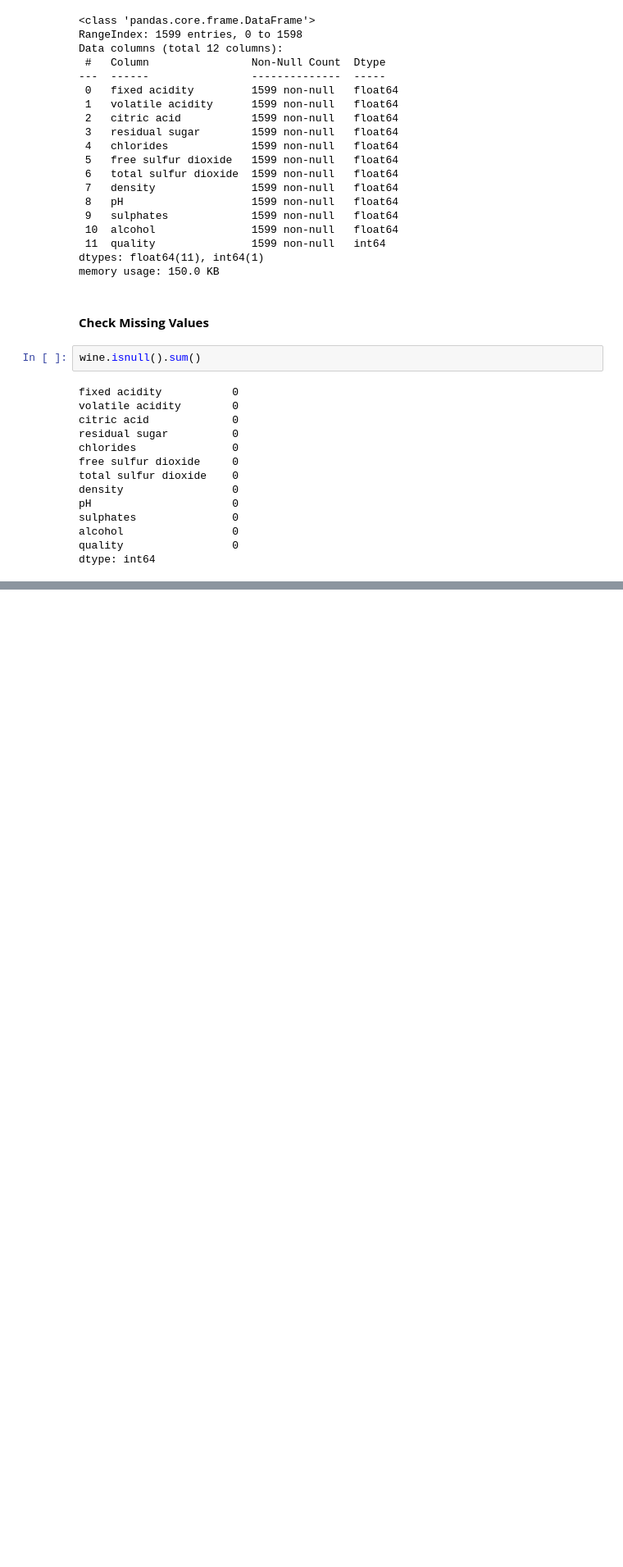
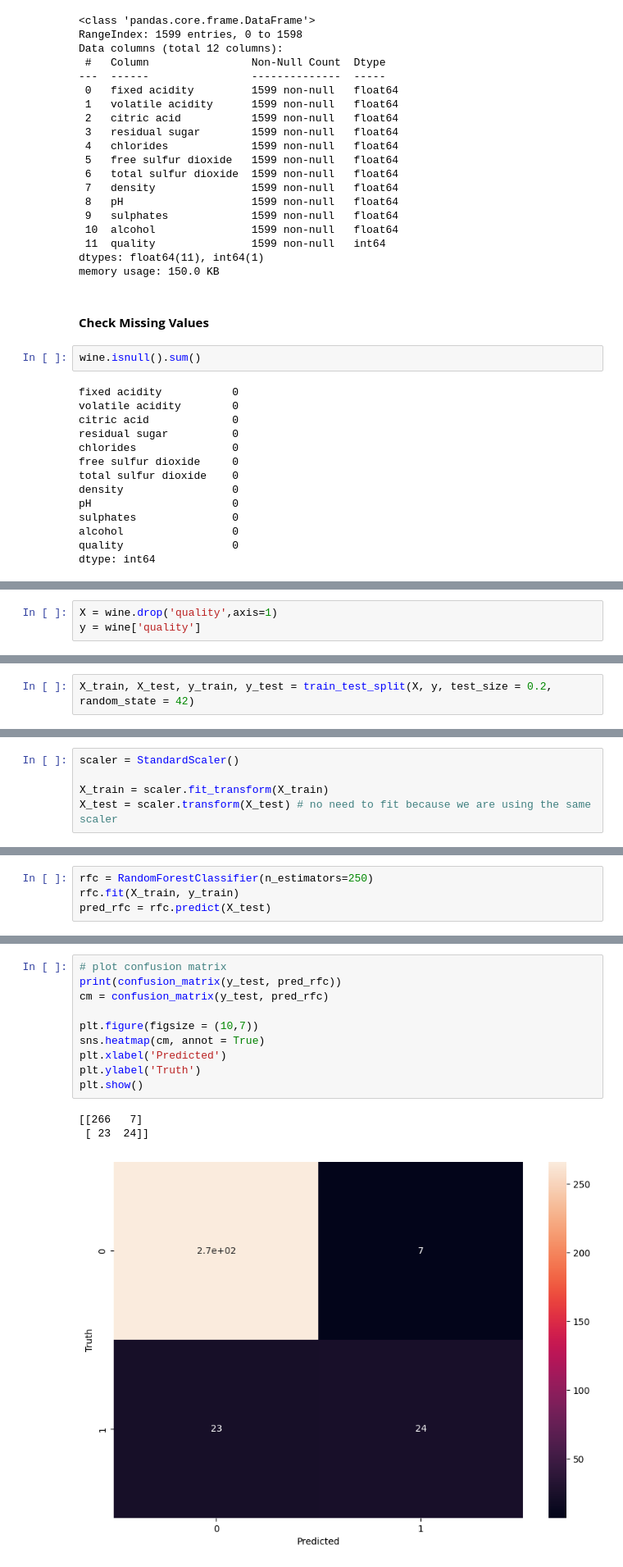
Before and after one commit to muhammadadilnaeem/Simplilearn-Python-For-Beginners, a Jupyter notebook: 11_scikit-learn_in_python_for_machine_learning/01_scikit_learn.ipynb, the cells around one changed output, grey strips where cells are left out. Shown: that part at 82% size. Drawn from its saved outputs; the diff is of its cells as text; blank space fills up the shorter version.

```diff
--- a/11_scikit-learn_in_python_for_machine_learning/01_scikit_learn.ipynb
+++ b/11_scikit-learn_in_python_for_machine_learning/01_scikit_learn.ipynb
@@ -92,0 +136,3 @@ dtype: int64
+# %%
+X = wine.drop('quality',axis=1)
+y = wine['quality']
@@ -92,0 +141,2 @@ dtype: int64
+# %%
+X_train, X_test, y_train, y_test = train_test_split(X, y, test_size = 0.2, random_state = 42)
@@ -92,0 +145,5 @@ dtype: int64
+# %%
+scaler = StandardScaler()
+
+X_train = scaler.fit_transform(X_train)
+X_test = scaler.transform(X_test) # no need to fit because we are using the same scaler
@@ -92,0 +168,4 @@ dtype: int64
+# %%
+rfc = RandomForestClassifier(n_estimators=250)
+rfc.fit(X_train, y_train)
+pred_rfc = rfc.predict(X_test)
@@ -92,0 +185,14 @@ dtype: int64
+# %%
+# plot confusion matrix
+print(confusion_matrix(y_test, pred_rfc))
+cm = confusion_matrix(y_test, pred_rfc)
+
+plt.figure(figsize = (10,7))
+sns.heatmap(cm, annot = True)
+plt.xlabel('Predicted')
+plt.ylabel('Truth')
+plt.show()
+# %% [output]
+[[266   7]
+ [ 23  24]]
+[figure, added]
```
Also changed, not shown: parts of 20 cells of this notebook.
